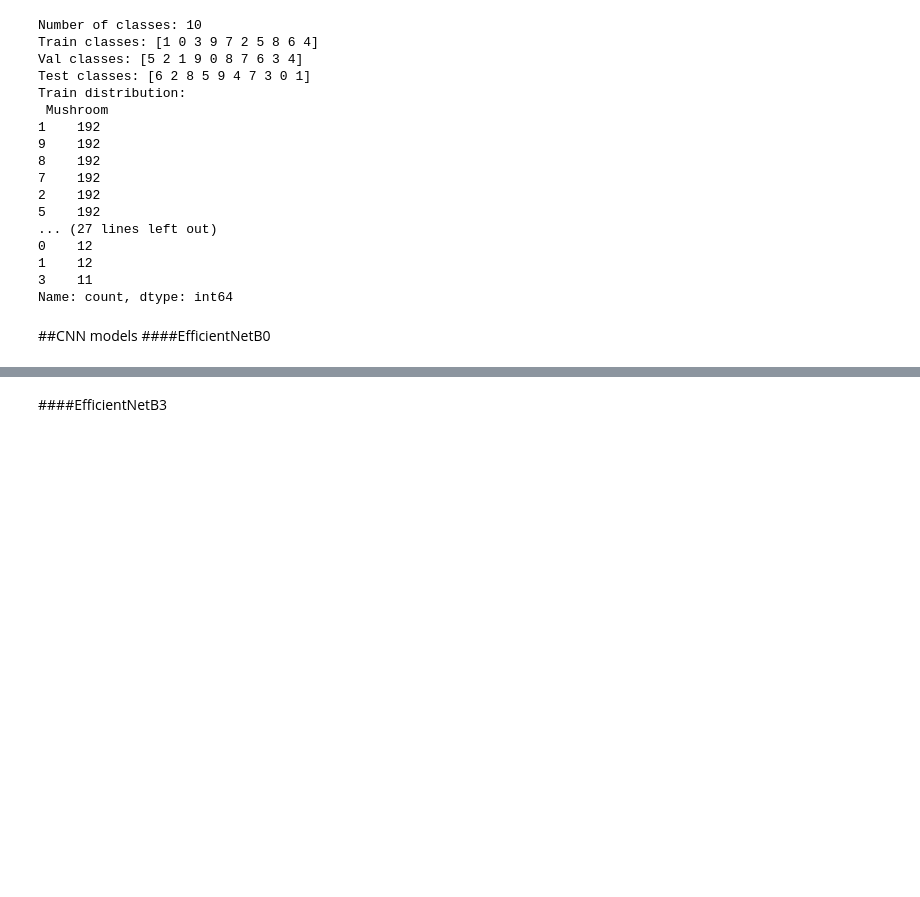
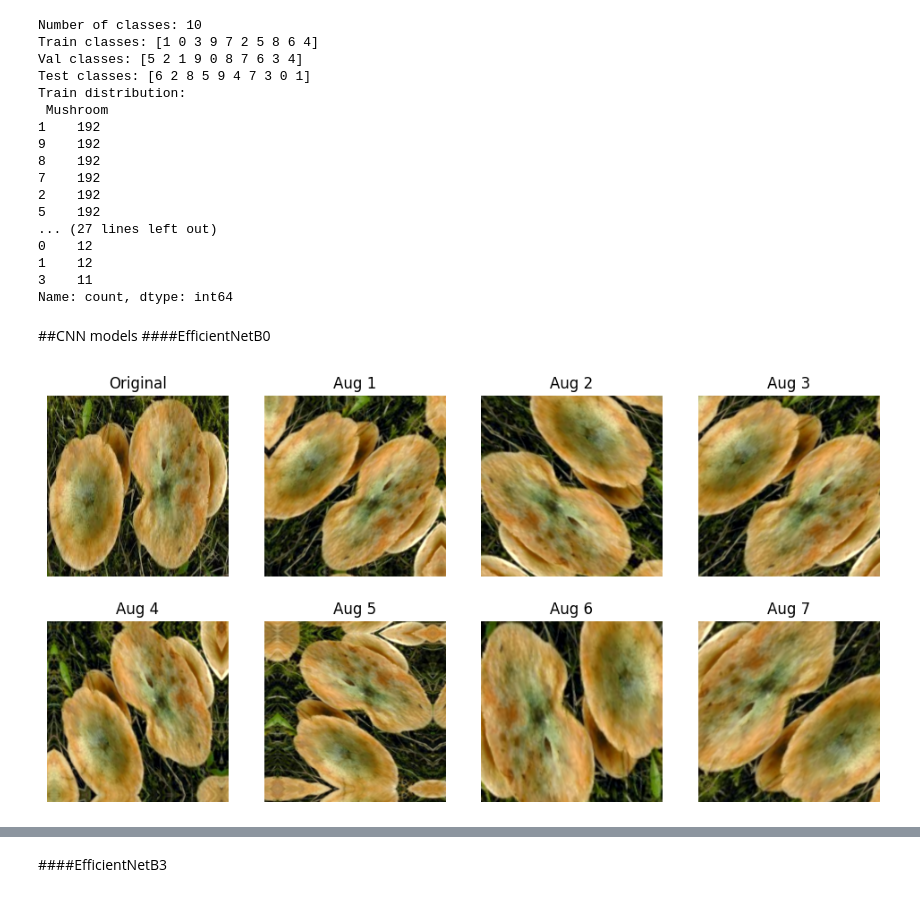
Before and after one commit to khrystynaPeniak/deep-learning-project-multiclass-classification, a Jupyter notebook: mashroom-vision-f.ipynb, the cells around one changed output, grey strips where cells are left out. Drawn from its saved outputs; the diff is of its cells as text; code cells hidden in the pictures; blank space fills up the shorter version.

```diff
--- a/mashroom-vision-f.ipynb
+++ b/mashroom-vision-f.ipynb
@@ -195,3 +196,33 @@ Name: count, dtype: int64
 # %% [markdown]
 ##CNN models
 ####EfficientNetB0
+# %%
+for image, label in train_ds.take(1):
+    sample_image = image[0]
+    break
+
+data_augment = tf.keras.Sequential([
+    layers.RandomFlip("horizontal_and_vertical"),
+    layers.RandomRotation(0.2),
+    layers.RandomZoom(0.2),
+    layers.RandomContrast(0.1),
+])
+
+augmented_images = [data_augment(tf.expand_dims(sample_image, 0)) for _ in range(7)]
+
+plt.figure(figsize=(12,6))
+
+plt.subplot(2,4,1)
+plt.imshow(sample_image.numpy().astype("uint8"))
+plt.title("Original")
+plt.axis("off")
+
+for i, img in enumerate(augmented_images):
+    plt.subplot(2,4,i+2)
+    plt.imshow(img[0].numpy().astype("uint8"))
+    plt.title(f"Aug {i+1}")
+    plt.axis("off")
+
+plt.show()
+# %% [output]
+[figure, added]
```
Also changed, not shown: parts of 6 cells of this notebook.
